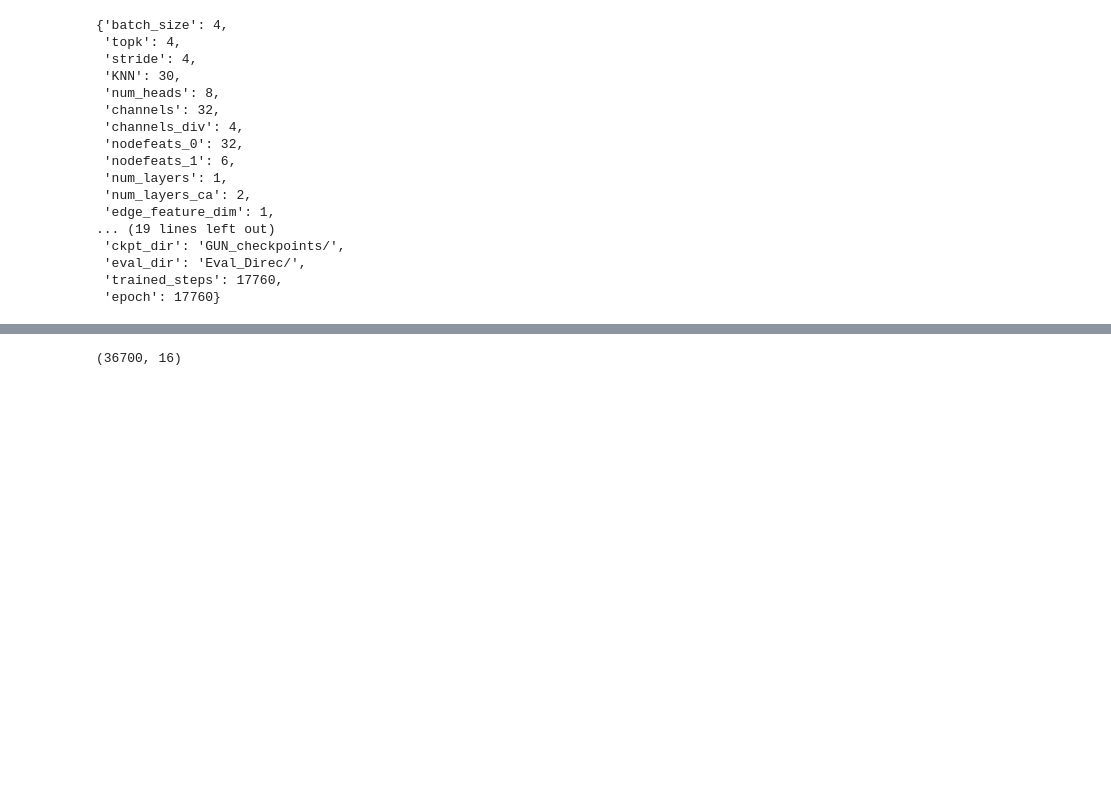
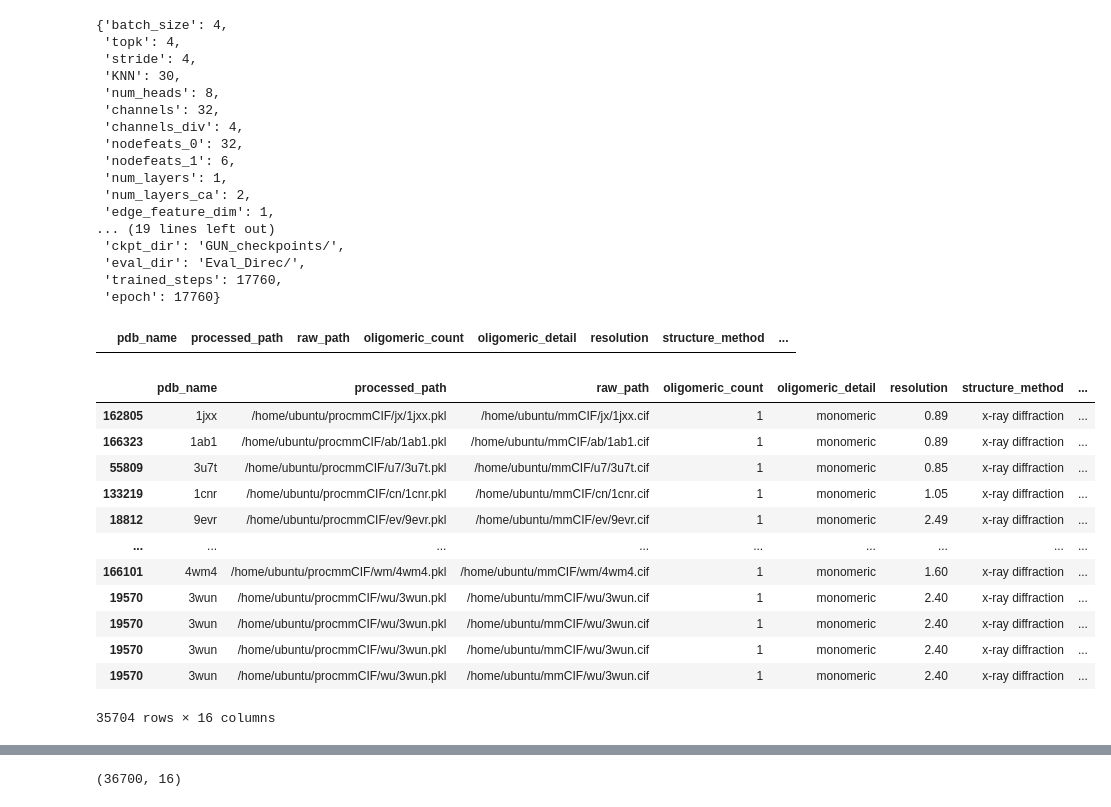
Before and after one commit to NickWoodall/GraphUNet_SE3Diff, a Jupyter notebook: test_env.ipynb, the cells around one changed output, grey strips where cells are left out. Drawn from its saved outputs; the diff is of its cells as text; code cells hidden in the pictures; blank space fills up the shorter version.

```diff
--- a/test_env.ipynb
+++ b/test_env.ipynb
@@ -66,0 +67,4 @@ sampled_order = pdb_csv.groupby('modeled_seq_len').sample(
+# %%
+sampled_order
+# %% [output]
+|  | pdb_name | processed_path | raw_path | oligomeric_count | oligomeric_detail | resolution | structure_method | ... |
@@ -67,3 +83,19 @@ sampled_order = pdb_csv.groupby('modeled_seq_len').sample(
+# %%
+sampled_order
+# %% [output]
+|  | pdb_name | processed_path | raw_path | oligomeric_count | oligomeric_detail | resolution | structure_method | ... |
+| 162805 | 1jxx | /home/ubuntu/procmmCIF/jx/1jxx.pkl | /home/ubuntu/mmCIF/jx/1jxx.cif | 1 | monomeric | 0.89 | x-ray diffraction | ... |
+| 166323 | 1ab1 | /home/ubuntu/procmmCIF/ab/1ab1.pkl | /home/ubuntu/mmCIF/ab/1ab1.cif | 1 | monomeric | 0.89 | x-ray diffraction | ... |
+| 55809 | 3u7t | /home/ubuntu/procmmCIF/u7/3u7t.pkl | /home/ubuntu/mmCIF/u7/3u7t.cif | 1 | monomeric | 0.85 | x-ray diffraction | ... |
+| 133219 | 1cnr | /home/ubuntu/procmmCIF/cn/1cnr.pkl | /home/ubuntu/mmCIF/cn/1cnr.cif | 1 | monomeric | 1.05 | x-ray diffraction | ... |
+| 18812 | 9evr | /home/ubuntu/procmmCIF/ev/9evr.pkl | /home/ubuntu/mmCIF/ev/9evr.cif | 1 | monomeric | 2.49 | x-ray diffraction | ... |
+| ... | ... | ... | ... | ... | ... | ... | ... | ... |
+| 166101 | 4wm4 | /home/ubuntu/procmmCIF/wm/4wm4.pkl | /home/ubuntu/mmCIF/wm/4wm4.cif | 1 | monomeric | 1.60 | x-ray diffraction | ... |
+| 19570 | 3wun | /home/ubuntu/procmmCIF/wu/3wun.pkl | /home/ubuntu/mmCIF/wu/3wun.cif | 1 | monomeric | 2.40 | x-ray diffraction | ... |
+| 19570 | 3wun | /home/ubuntu/procmmCIF/wu/3wun.pkl | /home/ubuntu/mmCIF/wu/3wun.cif | 1 | monomeric | 2.40 | x-ray diffraction | ... |
+| 19570 | 3wun | /home/ubuntu/procmmCIF/wu/3wun.pkl | /home/ubuntu/mmCIF/wu/3wun.cif | 1 | monomeric | 2.40 | x-ray diffraction | ... |
+| 19570 | 3wun | /home/ubuntu/procmmCIF/wu/3wun.pkl | /home/ubuntu/mmCIF/wu/3wun.cif | 1 | monomeric | 2.40 | x-ray diffraction | ... |
+35704 rows × 16 columns
 # %%
 sampled_order
 # %% [output]
```
Also changed, not shown: parts of 5 cells of this notebook, 2 other files.
